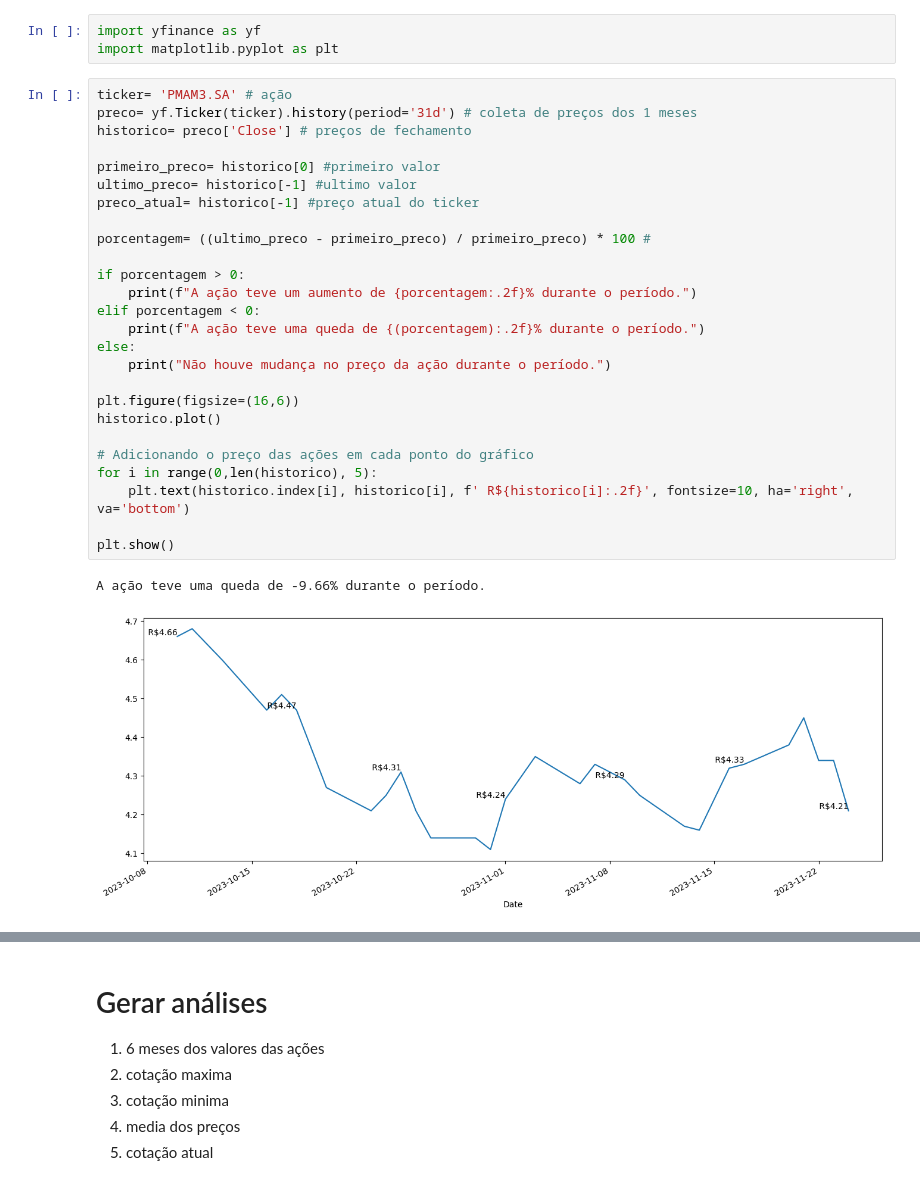
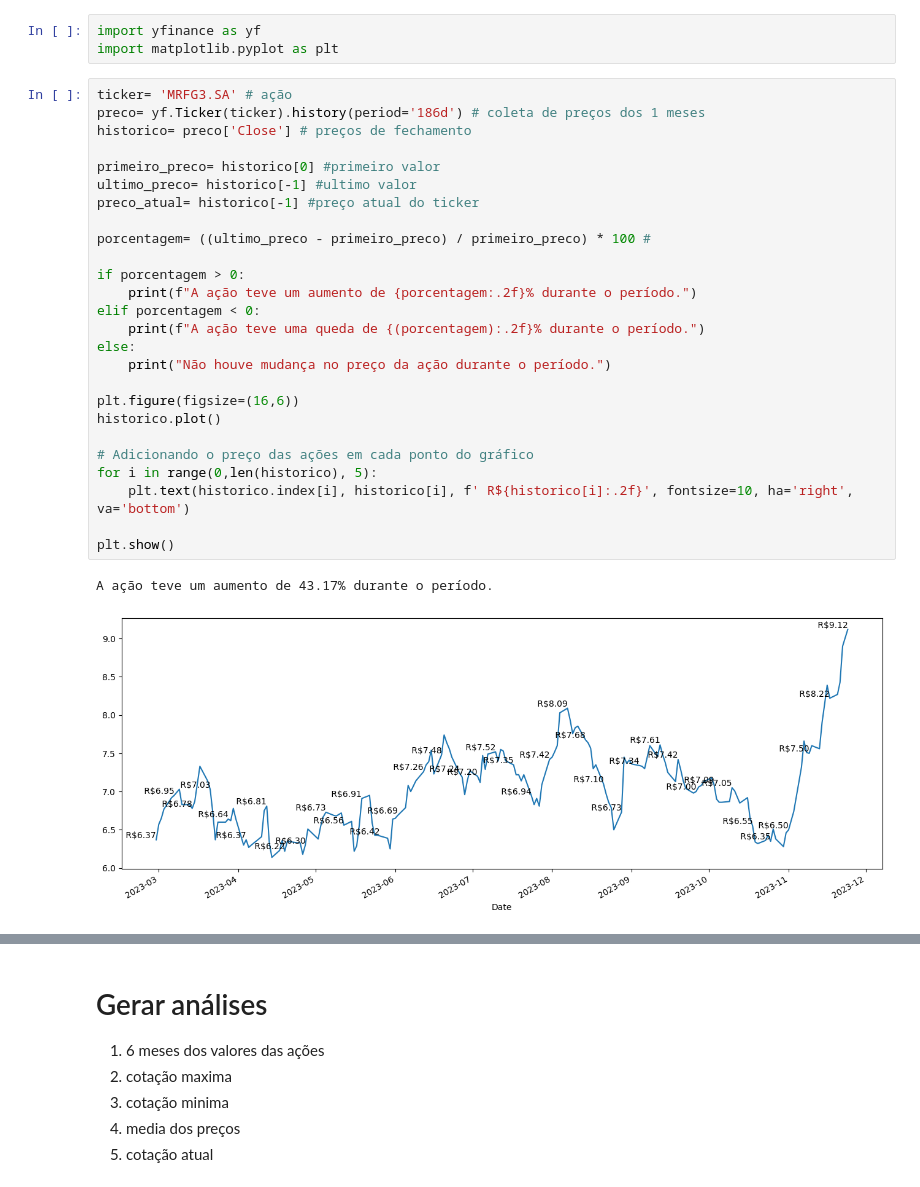
Before and after one commit to luisfernandogbraga/PROJETO_PESSOAL_ACOES, a Jupyter notebook: automação de processos.ipynb, the cells around one changed output, grey strips where cells are left out. Cells and saved outputs as stored; diff of their text form.

```diff
--- a/automação de processos.ipynb
+++ b/automação de processos.ipynb
@@ -29,32 +29,32 @@ Note: you may need to restart the kernel to use updated packages.
 import yfinance as yf
 import matplotlib.pyplot as plt
 # %%
-ticker= 'PMAM3.SA' # ação
-preco= yf.Ticker(ticker).history(period='31d') # coleta de preços dos 1 meses
+ticker= 'MRFG3.SA' # ação
+preco= yf.Ticker(ticker).history(period='186d') # coleta de preços dos 1 meses
 historico= preco['Close'] # preços de fechamento
 
 primeiro_preco= historico[0] #primeiro valor
 ultimo_preco= historico[-1] #ultimo valor
 preco_atual= historico[-1] #preço atual do ticker
 
 porcentagem= ((ultimo_preco - primeiro_preco) / primeiro_preco) * 100 #
 
 if porcentagem > 0:
     print(f"A ação teve um aumento de {porcentagem:.2f}% durante o período.")
 elif porcentagem < 0:
     print(f"A ação teve uma queda de {(porcentagem):.2f}% durante o período.")
 else:
     print("Não houve mudança no preço da ação durante o período.")
 
 plt.figure(figsize=(16,6))
 historico.plot()
 
 # Adicionando o preço das ações em cada ponto do gráfico
 for i in range(0,len(historico), 5):
     plt.text(historico.index[i], historico[i], f' R${historico[i]:.2f}', fontsize=10, ha='right', va='bottom')
 
 plt.show()
 # %% [output]
-A ação teve uma queda de -9.66% durante o período.
+A ação teve um aumento de 43.17% durante o período.
-[figure, old version]
+[figure, new version]
 # %%
```
Also changed, not shown: parts of 4 cells of this notebook, 1 other file.
